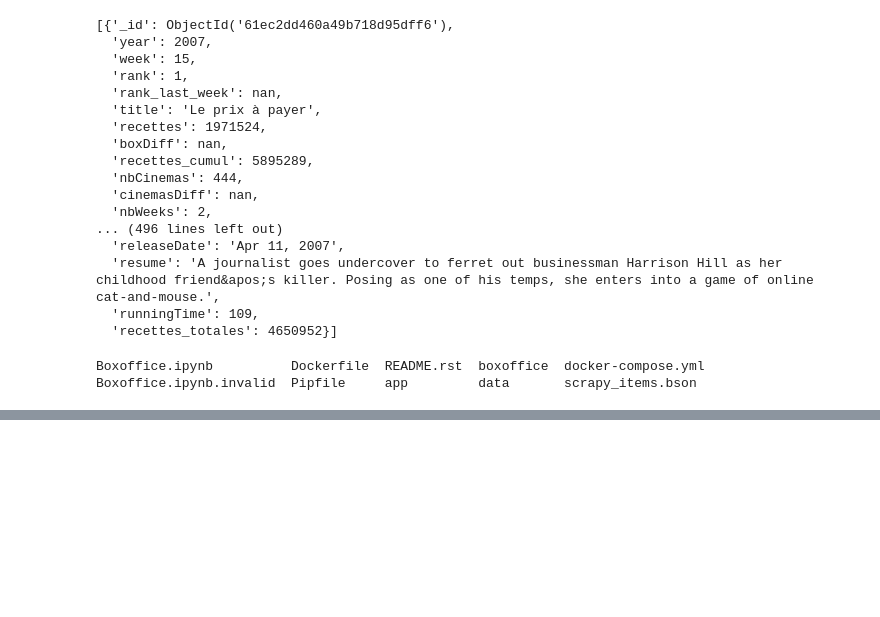
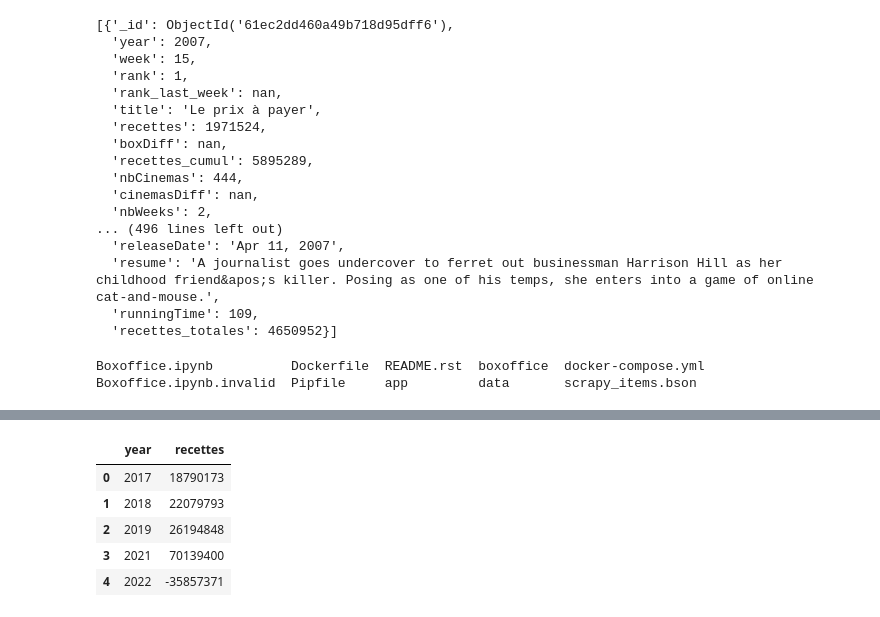
Before and after one commit to theovanrooij/projet_DSIA_4201C, a Jupyter notebook: Boxoffice.ipynb, the cells around one changed output, grey strips where cells are left out. Saved outputs shown, nothing was run; the diff lists cells and outputs as text; code cells hidden in the pictures; blank space fills up the shorter version.

```diff
--- a/Boxoffice.ipynb
+++ b/Boxoffice.ipynb
@@ -770,0 +795,9 @@ The date is 2021-12-15 00:00:00
+# %%
+df.groupby("year").sum().reset_index()
+# %% [output]
+|  | year | recettes |
+| 0 | 2017 | 18790173 |
+| 1 | 2018 | 22079793 |
+| 2 | 2019 | 26194848 |
+| 3 | 2021 | 70139400 |
+| 4 | 2022 | -35857371 |
```
Also changed, not shown: parts of 46 cells of this notebook, 2 other files.
